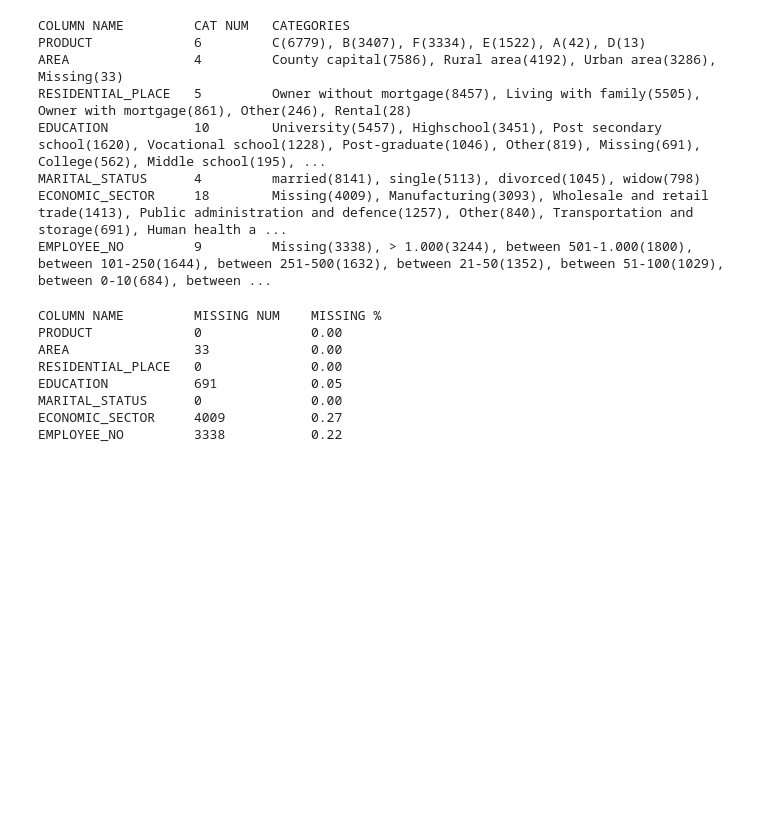
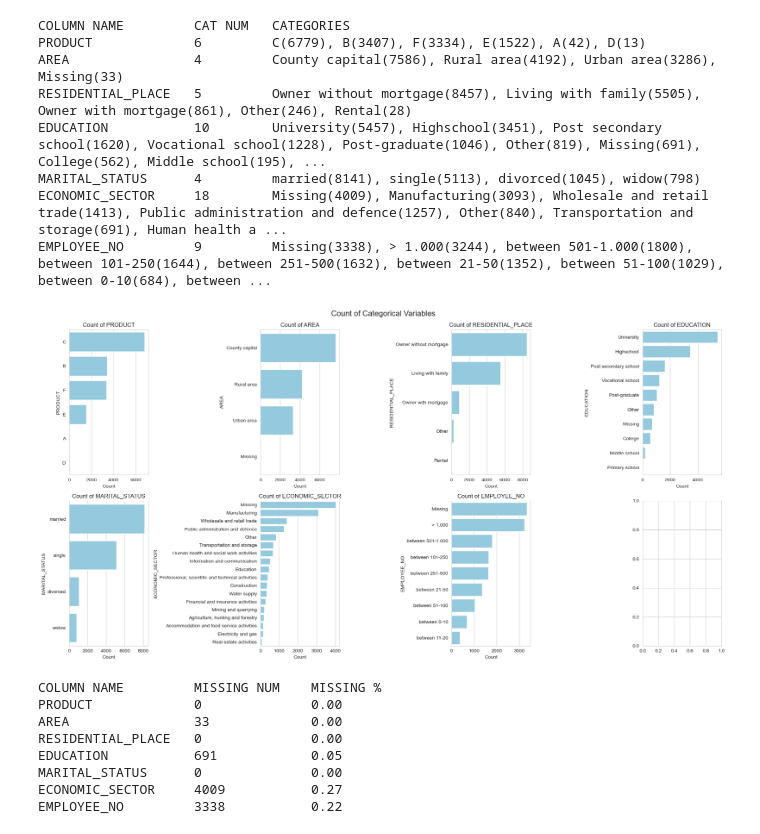
Before and after one commit to Michael-Pytel/Consumer-Loans-Analysis, a Jupyter notebook: src/eda_processing.ipynb, the cells around one changed output. Cells and saved outputs as stored; diff of their text form; code cells hidden in the pictures; blank space fills up the shorter version.

```diff
--- a/src/eda_processing.ipynb
+++ b/src/eda_processing.ipynb
@@ -112,6 +104,25 @@ EDUCATION           10        University(5457), Highschool(3451), Post secondary
 MARITAL_STATUS      4         married(8141), single(5113), divorced(1045), widow(798)
 ECONOMIC_SECTOR     18        Missing(4009), Manufacturing(3093), Wholesale and retail trade(1413), Public administration and defence(1257), Other(840), Transportation and storage(691), Human health a ...
 EMPLOYEE_NO         9         Missing(3338), > 1.000(3244), between 501-1.000(1800), between 101-250(1644), between 251-500(1632), between 21-50(1352), between 51-100(1029), between 0-10(684), between ...
+# %%
+fig, axes = plt.subplots(nrows=2, ncols=4, figsize=(20, 10))
+axes = axes.flatten()
+for i, col in enumerate(CATEGORICAL):
+    if i < len(CATEGORICAL):
+        sns.countplot(data=df, y=col, color="skyblue", ax=axes[i], order=df[col].value_counts().index)
+        axes[i].set_title(f"Count of {col}")
+        axes[i].set_xlabel("Count")
+        axes[i].set_ylabel(col)
+
+    else:
+
+        fig.delaxes(axes[i])
+plt.tight_layout()
+plt.suptitle("Count of Categorical Variables", fontsize=16, y=1.02)
+
+plt.show()
+# %% [output]
+[figure, added]
 # %%
 print(f"{'COLUMN NAME':20s}{'MISSING NUM':15s}MISSING %")
 MISSING_CATEGORICAL = []
```
Also changed, not shown: parts of 6 cells of this notebook.
